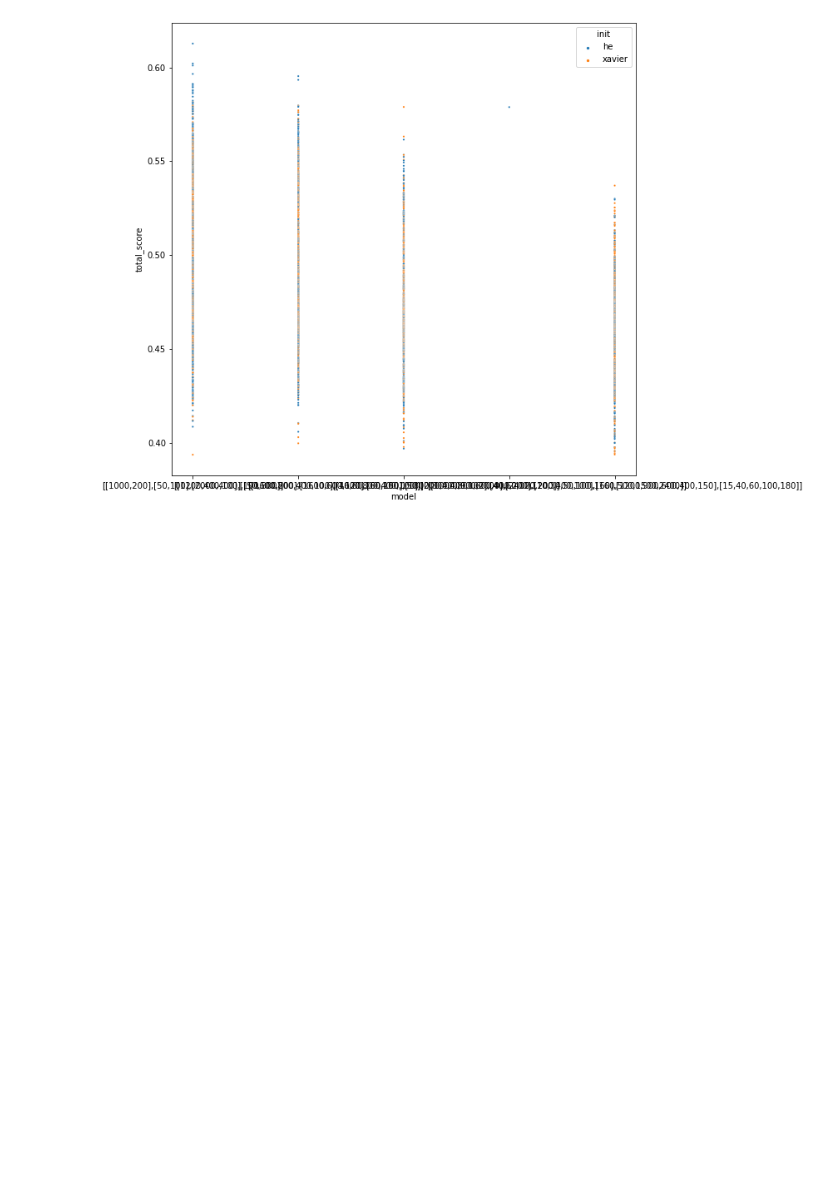
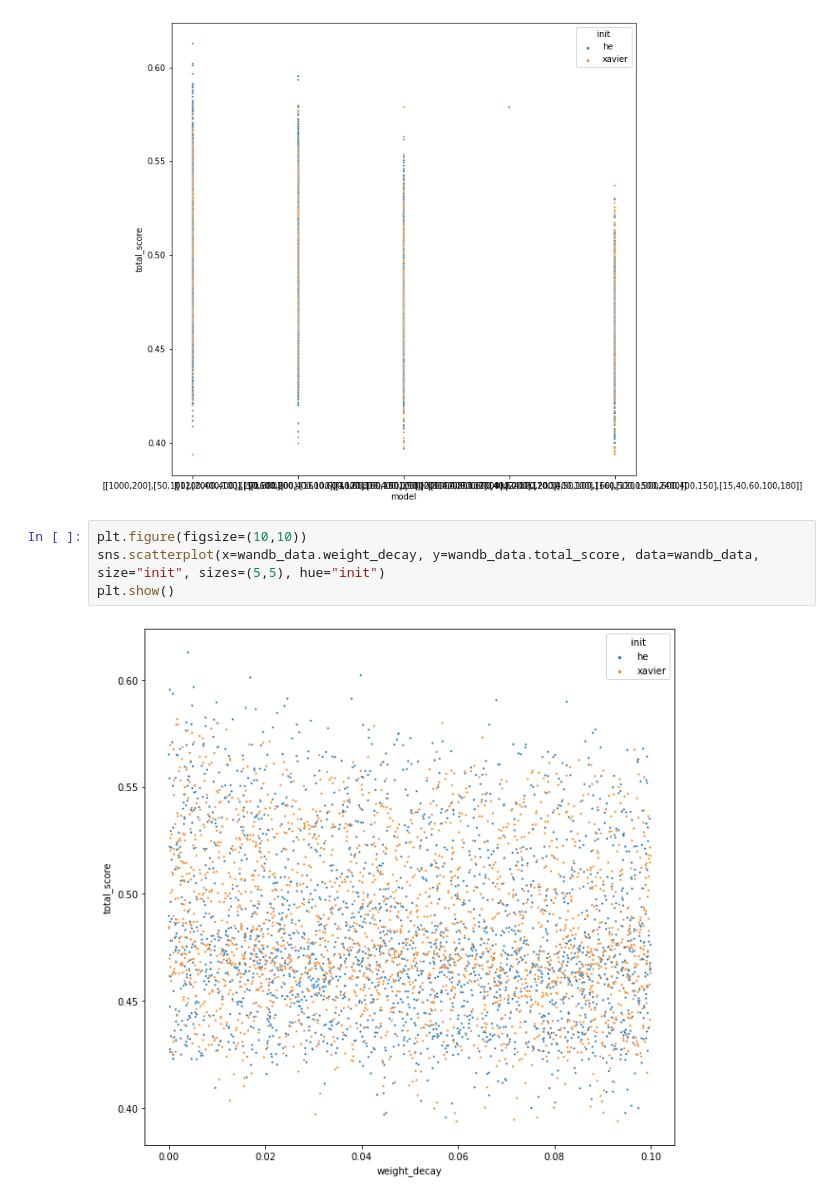
Before and after one commit to hsmaan/team_single_cell, a Jupyter notebook: notebooks/d07_compose_results_from_wandb_gex_atac.ipynb, the cells around one changed output. Cells and saved outputs as stored; diff of their text form; blank space fills up the shorter version.

```diff
--- a/notebooks/d07_compose_results_from_wandb_gex_atac.ipynb
+++ b/notebooks/d07_compose_results_from_wandb_gex_atac.ipynb
@@ -68,3 +68,9 @@ sns.scatterplot(x=wandb_data.model, y=wandb_data.total_score, data=wandb_data, s
 plt.show()
 # %% [output]
 [figure]
+# %%
+plt.figure(figsize=(10,10))
+sns.scatterplot(x=wandb_data.weight_decay, y=wandb_data.total_score, data=wandb_data, size="init", sizes=(5,5), hue="init")
+plt.show()
+# %% [output]
+[figure, added]
```
